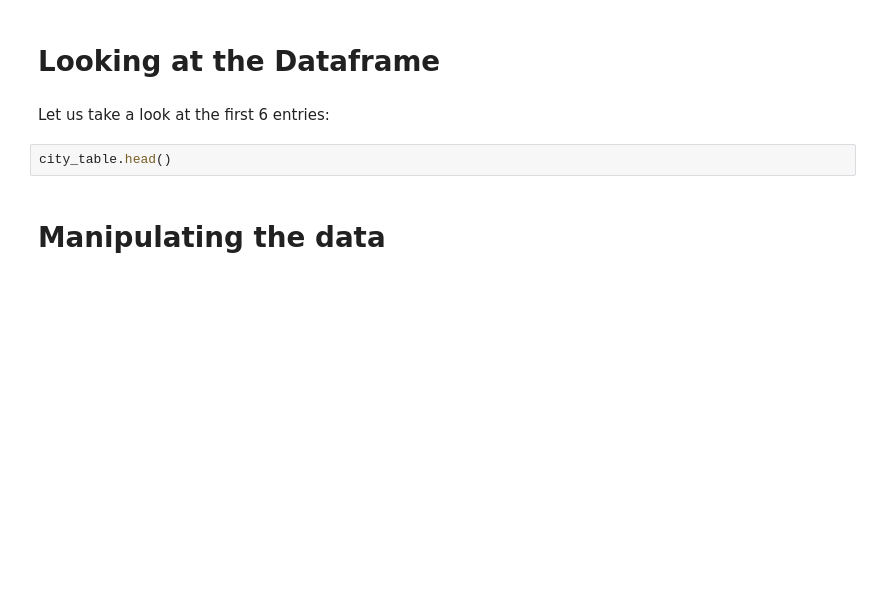
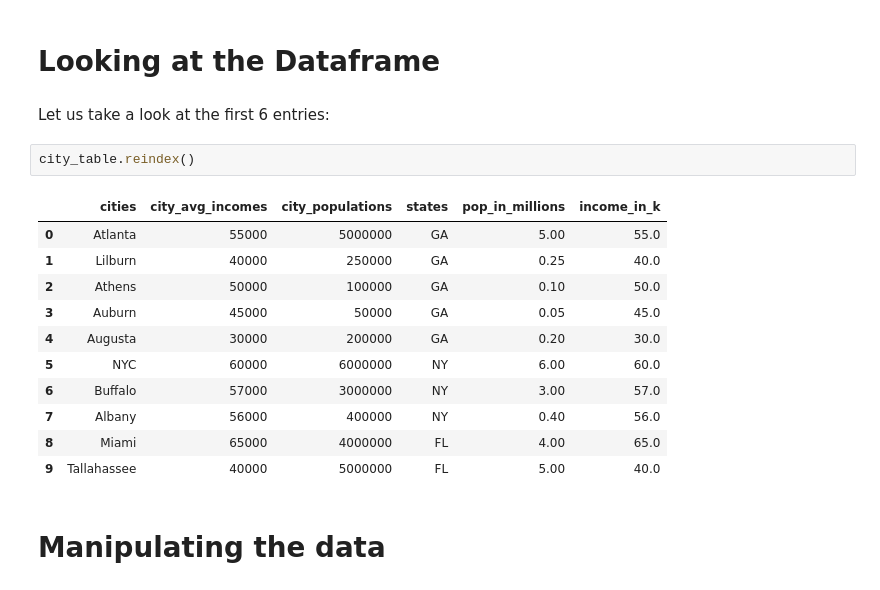
Before and after one commit to kskk02/data-science-101-cwe-materials, a Jupyter notebook: curriculum/02-materials/code/DataScience101_Part1_GuidedPractice.ipynb, the cells around one changed output. Saved outputs shown, nothing was run; the diff lists cells and outputs as text; blank space fills up the shorter version.

```diff
--- a/curriculum/02-materials/code/DataScience101_Part1_GuidedPractice.ipynb
+++ b/curriculum/02-materials/code/DataScience101_Part1_GuidedPractice.ipynb
@@ -78,7 +87,19 @@ Do you remember what is the syntax to define a dictionary in Python?
 # %% [markdown]
 Let us take a look at the first 6 entries:
 # %%
-city_table.head()
+city_table.reindex()
+# %% [output]
+|  | cities | city_avg_incomes | city_populations | states | pop_in_millions | income_in_k |
+| 0 | Atlanta | 55000 | 5000000 | GA | 5.00 | 55.0 |
+| 1 | Lilburn | 40000 | 250000 | GA | 0.25 | 40.0 |
+| 2 | Athens | 50000 | 100000 | GA | 0.10 | 50.0 |
+| 3 | Auburn | 45000 | 50000 | GA | 0.05 | 45.0 |
+| 4 | Augusta | 30000 | 200000 | GA | 0.20 | 30.0 |
+| 5 | NYC | 60000 | 6000000 | NY | 6.00 | 60.0 |
+| 6 | Buffalo | 57000 | 3000000 | NY | 3.00 | 57.0 |
+| 7 | Albany | 56000 | 400000 | NY | 0.40 | 56.0 |
+| 8 | Miami | 65000 | 4000000 | FL | 4.00 | 65.0 |
+| 9 | Tallahassee | 40000 | 5000000 | FL | 5.00 | 40.0 |
 # %% [markdown]
 # Manipulating the data
 # %% [markdown]
```
Also changed, not shown: parts of 13 cells of this notebook, 1 other file.
